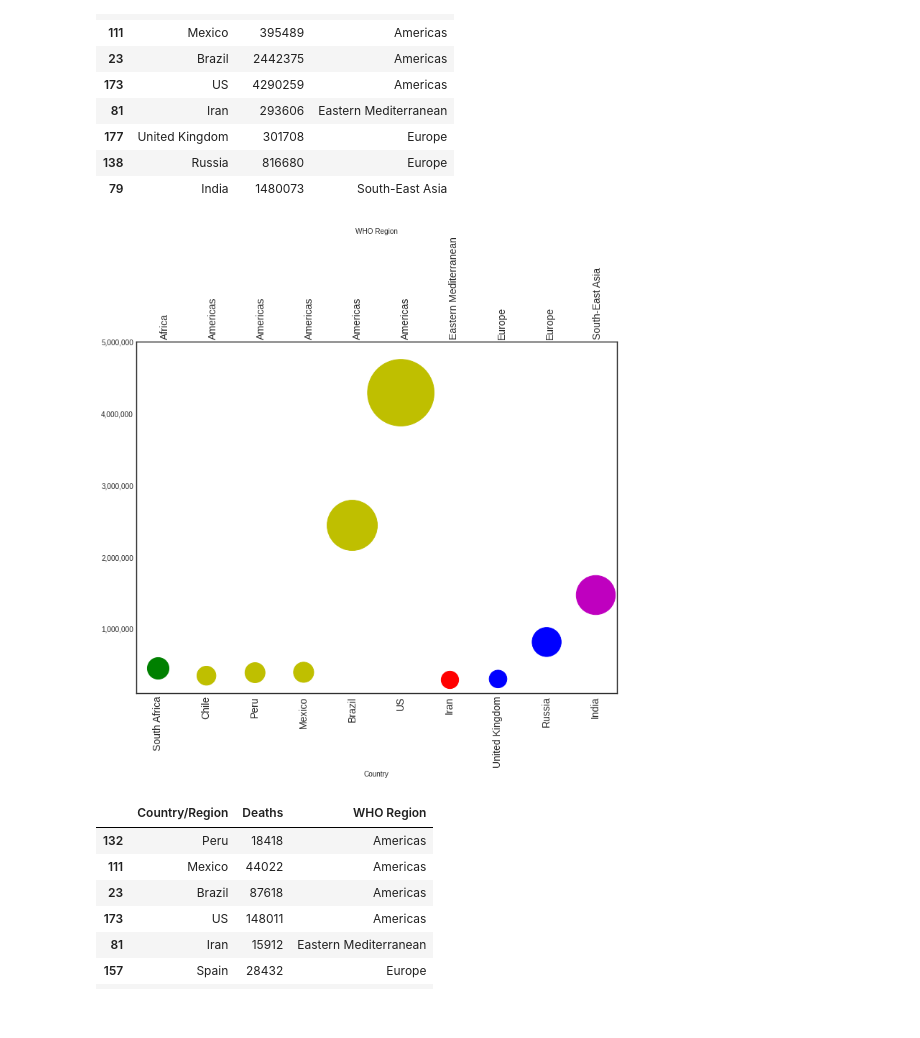
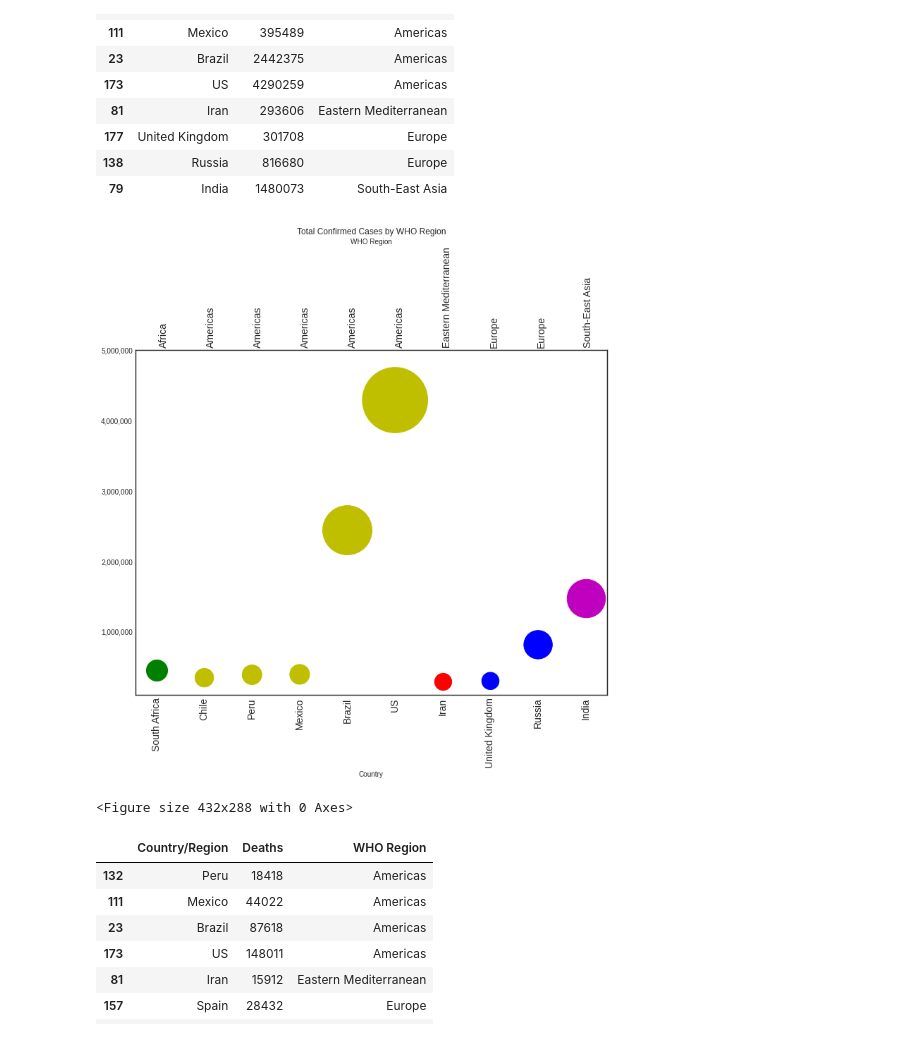
Before and after one commit to AmandaLinLi/Data-Science-Blog, a Jupyter notebook: udacity-project1.ipynb, the cells around one changed output. Cells and saved outputs as stored; diff of their text form; code cells hidden in the pictures.

```diff
--- a/udacity-project1.ipynb
+++ b/udacity-project1.ipynb
@@ -93,35 +114,39 @@ group = np.array(['Africa','Americas','Americas','Americas','Americas','Americas
 
 f,ax= plt.subplots(1,1,figsize=(12, 9))
 ax2 = ax.twiny()
 plt.ticklabel_format(style = 'plain')
 
 ax.get_yaxis().set_major_formatter(
 matplotlib.ticker.FuncFormatter(lambda x, p: format(int(x), ',')))
 
 plt.xticks(fontsize=14, rotation=90)
 
 plt.ylim([100000,5000000])
 plt.yticks(fontsize=14, color = 'black')
-
+plt.title("Total Confirmed Cases by WHO Region")
 
 ## add first x-axis
 ax.set_xticklabels(list(df_country_sortconfirmed['Country/Region']),fontsize=14, rotation=90)
 ax.set_xlabel(r"Country")
 ## add second x-axis
 ax2.set_xlim(ax.get_xlim())
 ax2.set_xticks(np.arange(0.06,1.06,0.1))
 ax2.set_xticklabels(['Africa','Americas','Americas','Americas','Americas','Americas','Eastern Mediterranean','Europe','Europe','South-East Asia'])
 ax2.set_xlabel(r"WHO Region")
 
+
 for g in np.unique(group):
     i = np.where(group == g)
     ax.scatter(scatter_x[i],scatter_y[i],
             c = colors[g], s = size[i], lw=1, label = g)
 
 
 plt.show()
+
+plt.savefig('total confirmed.png')
 # %% [output]
-[figure, old version]
+[figure, new version]
+<Figure size 432x288 with 0 Axes>
 # %%
 # Sort the df_country by column 'Deaths' in descending order,
 # then get the top 10 observations and save them in the new var 'df_country_sortdeath'
```
Also changed, not shown: parts of 15 cells of this notebook.
